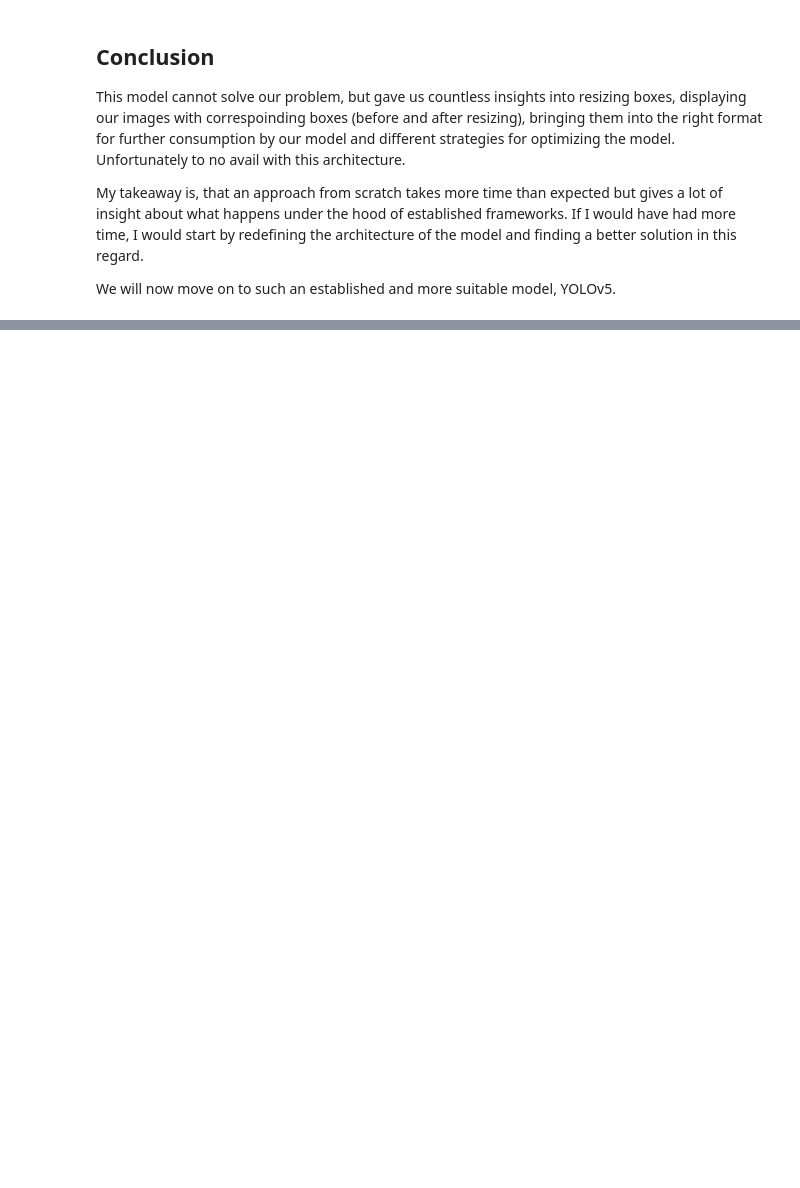
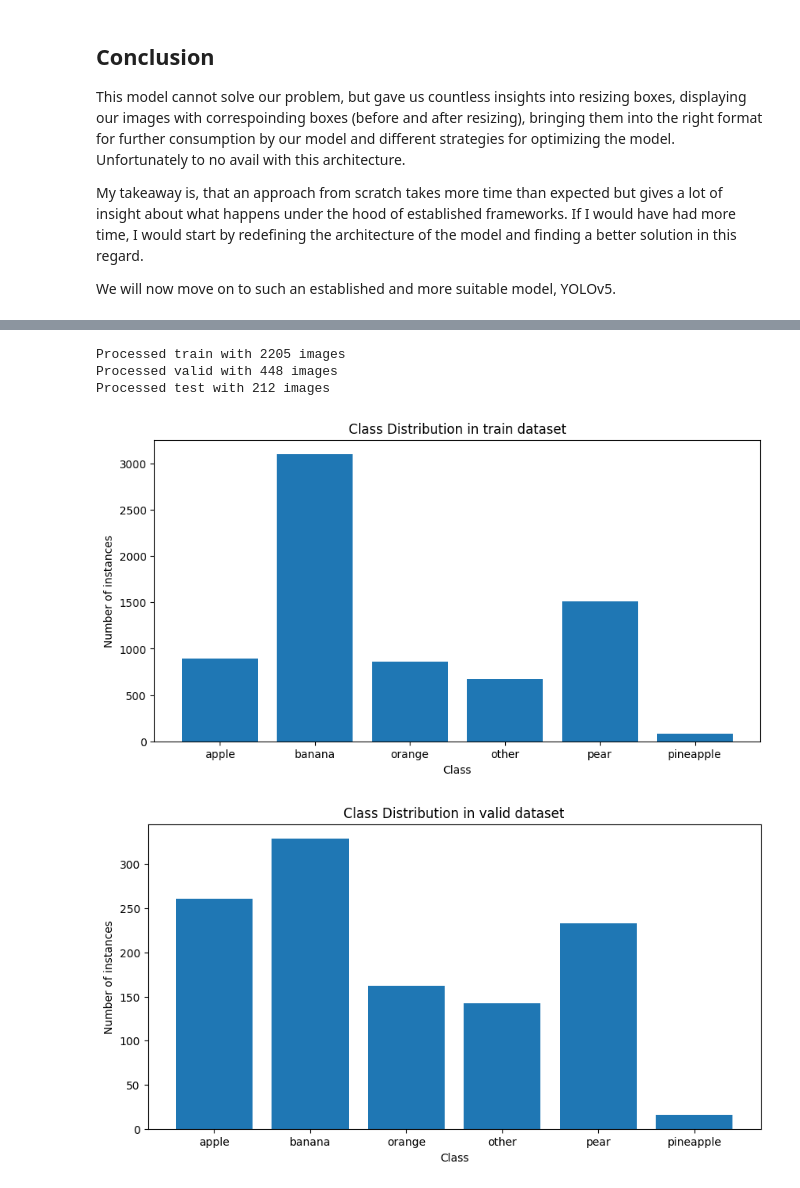
Before and after one commit to miam-bonbon/assignment-computer-vision, a Jupyter notebook: assignment_computer_vision.ipynb, the cells around one changed output, grey strips where cells are left out. Drawn from its saved outputs; the diff is of its cells as text; code cells hidden in the pictures; blank space fills up the shorter version.

```diff
--- a/assignment_computer_vision.ipynb
+++ b/assignment_computer_vision.ipynb
@@ -843,0 +1010,80 @@ We will now move on to such an established and more suitable model, YOLOv5.
+# %%
+import os
+
+# set up our data paths
+base_path = 'datasets/data_yolov5'
+train_image_dir = os.path.join(base_path, 'train')
+validation_image_dir = os.path.join(base_path, 'valid')
+test_image_dir = os.path.join(base_path, 'test')
+yaml_config = os.path.join(base_path, 'data.yaml')
+# %%
+# Let's visualize data distribution over all datasets and for each dataset train validation and test
+
+import os
+import matplotlib.pyplot as plt
+import pandas as pd
+
+def visualize_data_distribution(base_path, classes=['apple', 'banana', 'orange', 'other', 'pear', 'pineapple']):
+    """Visualizes the data distribution across datasets and splits."""
+    splits = ["train", "valid", "test"]
+    data = {}
+
+    for split in splits:
+        image_dir = os.path.join(base_path, split, 'images')
+        # print(image_dir)
+        label_dir = image_dir.replace('images', 'labels') #Assuming labels are in labels folder
+
+        if os.path.exists(image_dir) and os.path.exists(label_dir):
+          image_files = [f for f in os.listdir(image_dir) if os.path.isfile(os.path.join(image_dir, f))]
+          # print(image_files)
+          num_images = len(image_files)
+
+          class_counts = {}
+          for label_file in [f for f in os.listdir(label_dir) if os.path.isfile(os.path.join(label_dir, f))]:
+              with open(os.path.join(label_dir, label_file), 'r') as f:
+                  for line in f:
+                      class_id = int(line.split()[0])
+                      class_counts[class_id] = class_counts.get(class_id, 0) + 1
+
+          data[split] = {
+              "num_images": num_images,
+              "class_counts": class_counts
+          }
+          print(f"Processed {split} with {num_images} images")
+        else:
+          print(f"Warning: {split} folder not found")
+
+    #Plotting the class distributions
+    for split in data:
+      plt.figure(figsize=(10, 5))
+      plt.bar(classes, data[split]['class_counts'].values())
+      # plt.bar(data[split]['class_counts'].keys(), data[split]['class_counts'].values())
+      plt.xlabel("Class")
+      plt.ylabel("Number of instances")
+      plt.title(f"Class Distribution in {split} dataset")
+      plt.show()
+
+    # Generate overall dataset summary
+    overall_class_counts = {}
+    total_images = 0
+    for split in data:
+      total_images += data[split]["num_images"]
+      for class_id, count in data[split]["class_counts"].items():
+          overall_class_counts[class_id] = overall_class_counts.get(class_id, 0) + count
+
+    plt.figure(figsize=(10, 5))
+    plt.bar(classes, overall_class_counts.values())
+    plt.xlabel("Class")
+    plt.ylabel("Number of instances")
+    plt.title(f"Overall Class Distribution across datasets")
+    plt.show()
+
+    print(f"Total number of images: {total_images}")
+
+visualize_data_distribution(base_path)
+# %% [output]
+Processed train with 2205 images
+Processed valid with 448 images
+Processed test with 212 images
+[figure, added]
+[figure, added]
```
Also changed, not shown: parts of 47 cells of this notebook.
